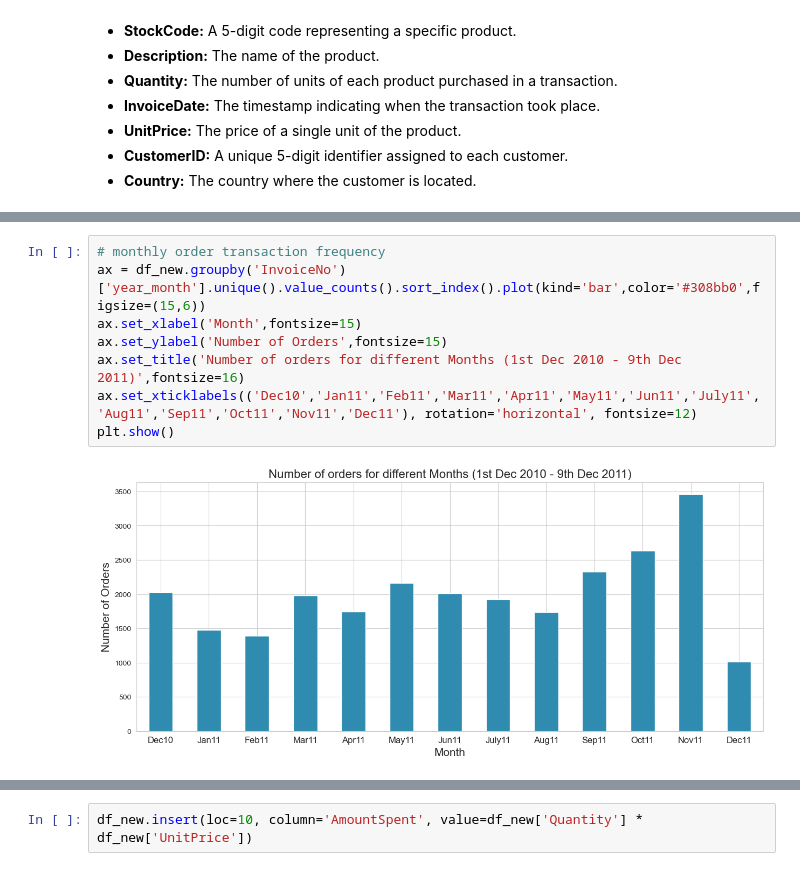
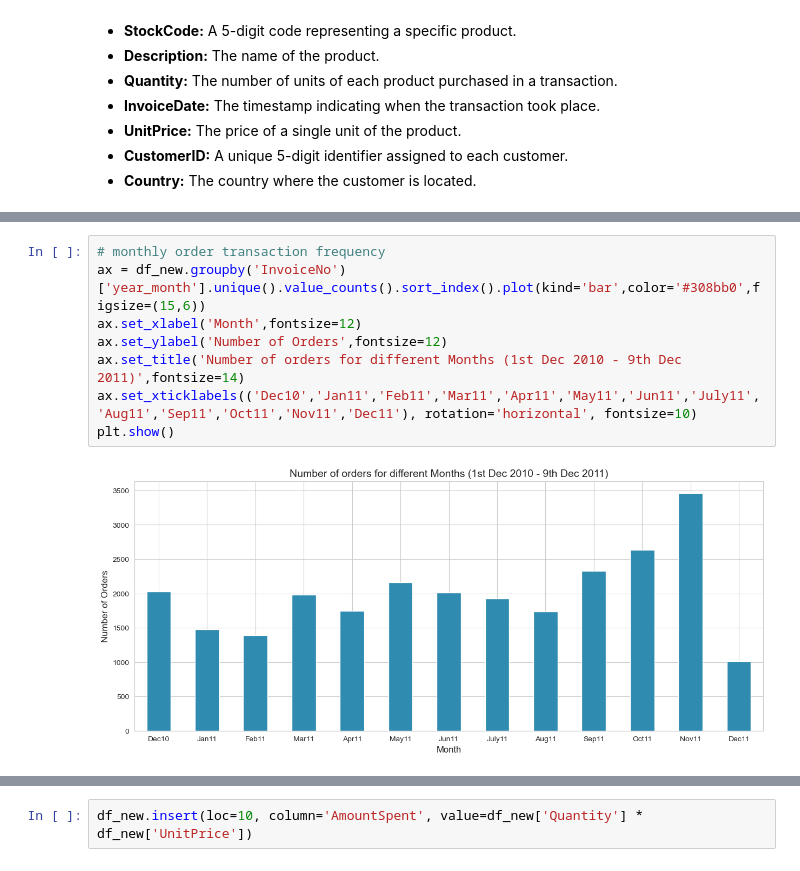
Before and after one commit to SidEnigma/eCommerce-CRM-Analytics, a Jupyter notebook: crm-analytics.ipynb, the cells around one changed output, grey strips where cells are left out. Drawn from its saved outputs; the diff is of its cells as text.

```diff
--- a/crm-analytics.ipynb
+++ b/crm-analytics.ipynb
@@ -213,13 +213,13 @@ df_new.head()
 # %%
 # monthly order transaction frequency
 ax = df_new.groupby('InvoiceNo')['year_month'].unique().value_counts().sort_index().plot(kind='bar',color='#308bb0',figsize=(15,6))
-ax.set_xlabel('Month',fontsize=15)
-ax.set_ylabel('Number of Orders',fontsize=15)
-ax.set_title('Number of orders for different Months (1st Dec 2010 - 9th Dec 2011)',fontsize=16)
-ax.set_xticklabels(('Dec10','Jan11','Feb11','Mar11','Apr11','May11','Jun11','July11','Aug11','Sep11','Oct11','Nov11','Dec11'), rotation='horizontal', fontsize=12)
+ax.set_xlabel('Month',fontsize=12)
+ax.set_ylabel('Number of Orders',fontsize=12)
+ax.set_title('Number of orders for different Months (1st Dec 2010 - 9th Dec 2011)',fontsize=14)
+ax.set_xticklabels(('Dec10','Jan11','Feb11','Mar11','Apr11','May11','Jun11','July11','Aug11','Sep11','Oct11','Nov11','Dec11'), rotation='horizontal', fontsize=10)
 plt.show()
 # %% [output]
-[figure, old version]
+[figure, new version]
 [interactive output not drawn]
 # %%
 # day-wise order transaction frequency
```
Also changed, not shown: parts of 8 cells of this notebook.
